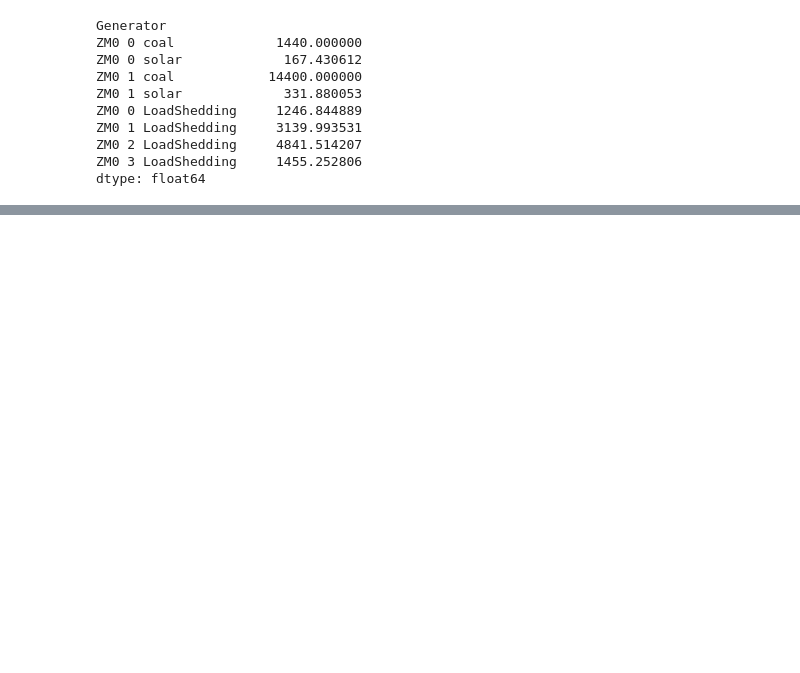
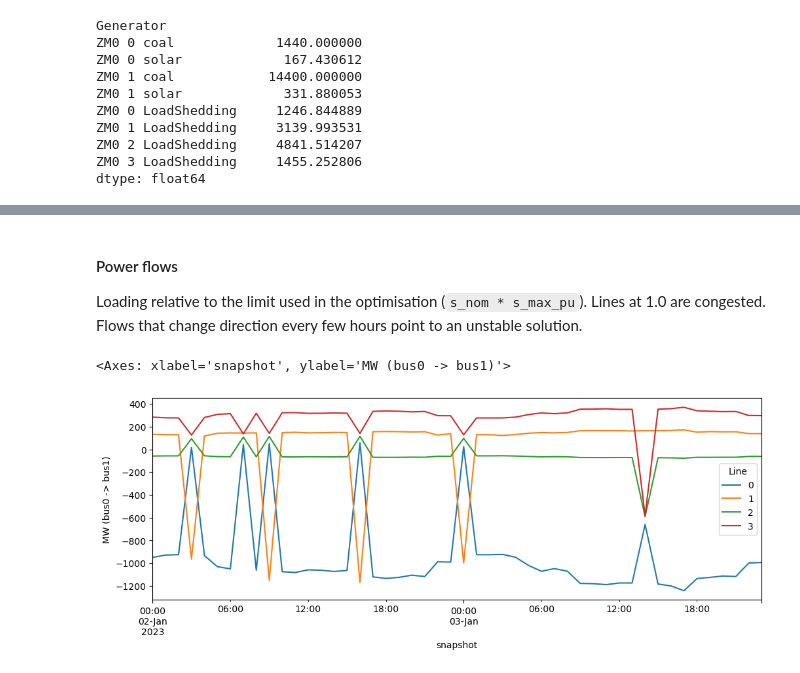
Before and after one commit to open-energy-transition/zambia-dev-notebooks, a Jupyter notebook: operational studies/minimal_model.ipynb, the cells around one changed output, grey strips where cells are left out. Saved outputs shown, nothing was run; the diff lists cells and outputs as text; code cells hidden in the pictures; blank space fills up the shorter version.

```diff
--- a/operational studies/minimal_model.ipynb
+++ b/operational studies/minimal_model.ipynb
@@ -276,0 +416,4 @@ dtype: float64
+# %% [markdown]
+#### Power flows
+
+Loading relative to the limit used in the optimisation (`s_nom * s_max_pu`). Lines at 1.0 are congested. Flows that change direction every few hours point to an unstable solution.
@@ -276,0 +422,5 @@ dtype: float64
+# %%
+n.lines_t["p0"].plot(figsize=(12, 4), ylabel="MW (bus0 -> bus1)")
+# %% [output]
+<Axes: xlabel='snapshot', ylabel='MW (bus0 -> bus1)'>
+[figure, added]
```
Also changed, not shown: parts of 34 cells of this notebook.
